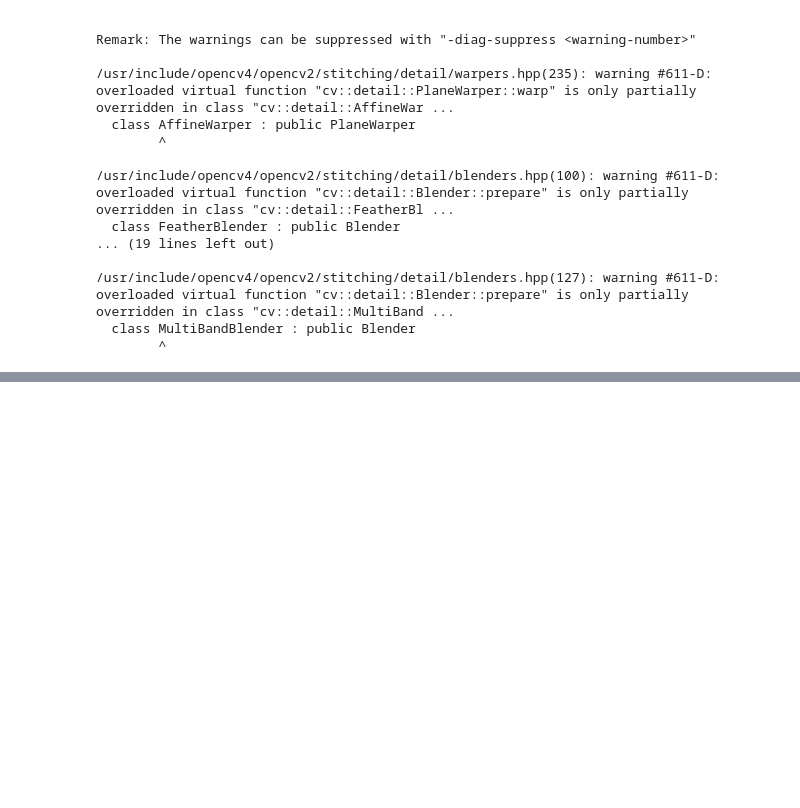
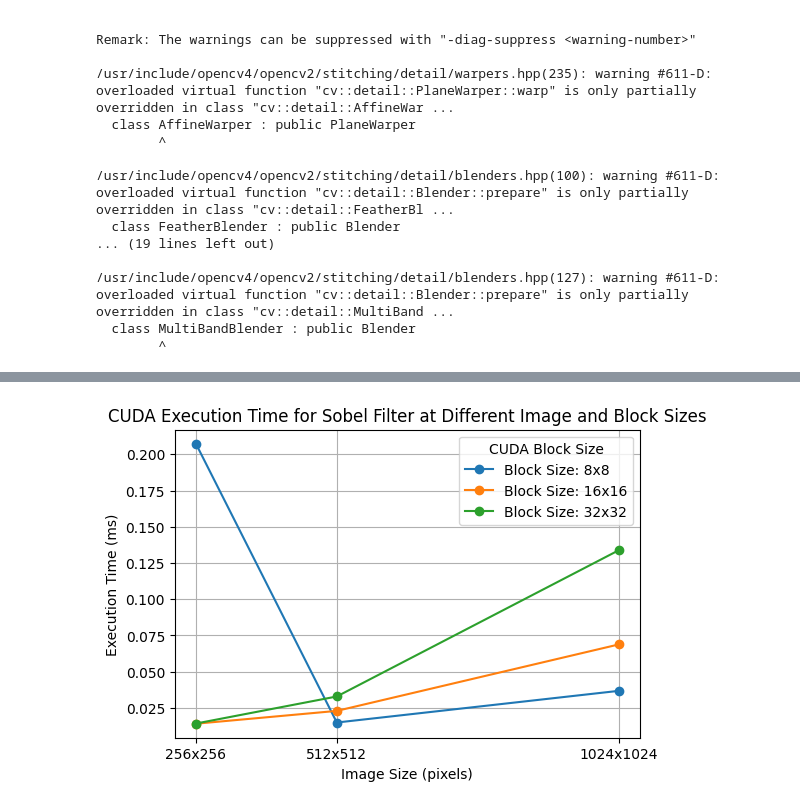
Before and after one commit to ShafeeqAhamedS/Exp3-Sobel-edge-detection-filter-using-CUDA-to-enhance-the-performance-of-image-processing-tasks., a Jupyter notebook: Sobel_edge_detection_image_processing.ipynb, the cells around one changed output, grey strips where cells are left out. Cells and saved outputs as stored; diff of their text form; code cells hidden in the pictures; blank space fills up the shorter version.

```diff
--- a/Sobel_edge_detection_image_processing.ipynb
+++ b/Sobel_edge_detection_image_processing.ipynb
@@ -215,0 +290,27 @@ plt.show()
+# %%
+import matplotlib.pyplot as plt
+
+# Data for execution times in milliseconds
+image_sizes      = [256, 512, 1024]
+block_size_8x8   = [0.207360, 0.014848, 0.036704]
+block_size_16x16 = [0.014016, 0.022880, 0.068736]
+block_size_32x32 = [0.014144, 0.032832, 0.133760]
+
+# Plotting the graph
+plt.figure(figsize=(6, 4))
+plt.plot(image_sizes, block_size_8x8, marker='o', label='Block Size: 8x8')
+plt.plot(image_sizes, block_size_16x16, marker='o', label='Block Size: 16x16')
+plt.plot(image_sizes, block_size_32x32, marker='o', label='Block Size: 32x32')
+
+# Adding titles and labels
+plt.title("CUDA Execution Time for Sobel Filter at Different Image and Block Sizes")
+plt.xlabel("Image Size (pixels)")
+plt.ylabel("Execution Time (ms)")
+plt.xticks(image_sizes, labels=[f"{size}x{size}" for size in image_sizes])
+plt.legend(title="CUDA Block Size")
+
+# Display the graph
+plt.grid()
+plt.show()
+# %% [output]
+[figure, added]
```
Also changed, not shown: parts of 7 cells of this notebook.
